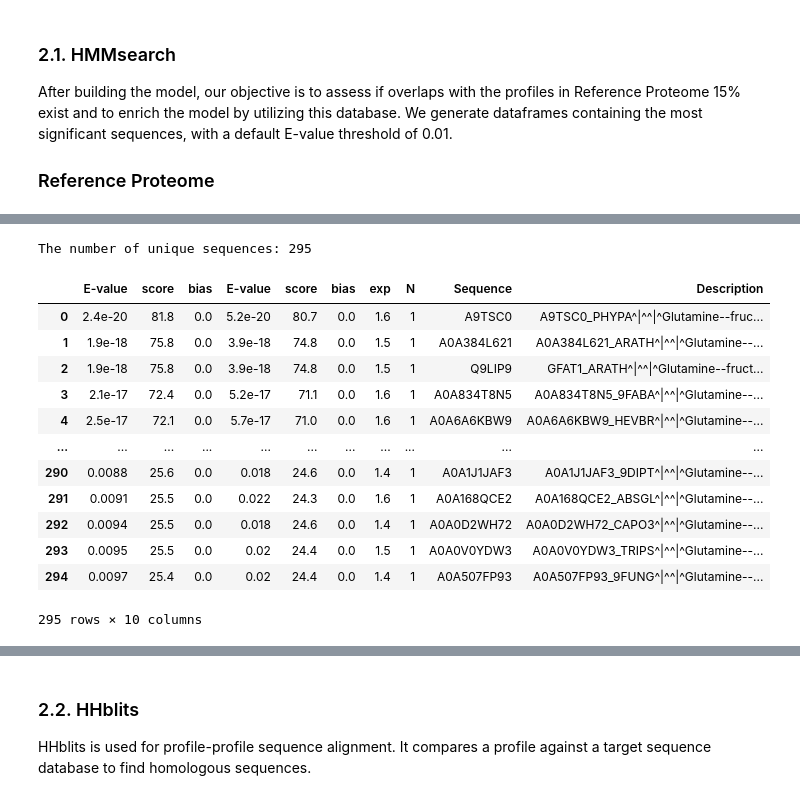
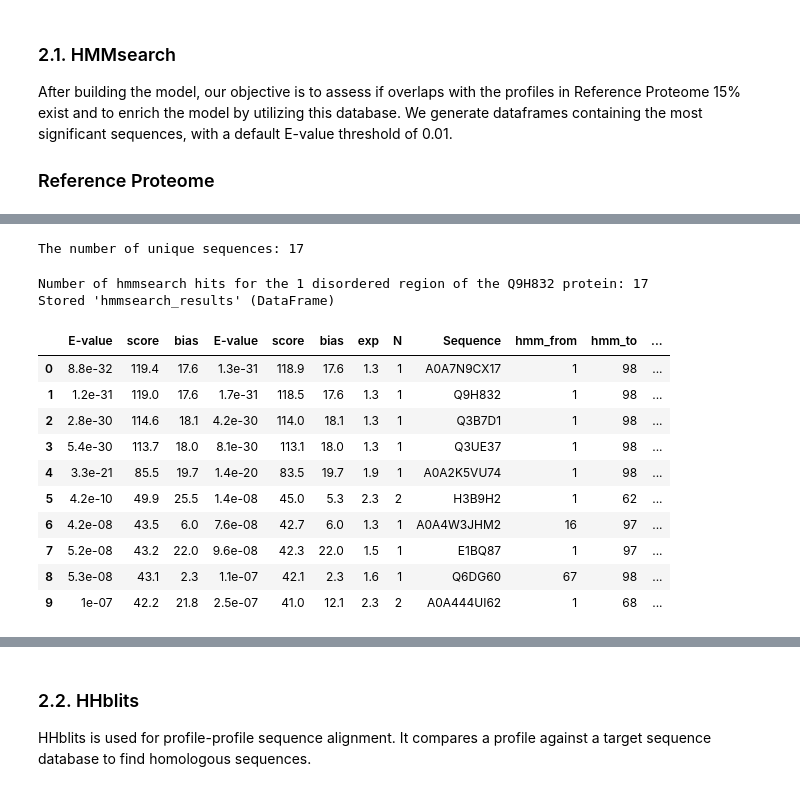
Before and after one commit to AlyaHarvelle/HMMER, a Jupyter notebook: Data_preparation.ipynb, the cells around one changed output, grey strips where cells are left out. Saved outputs shown, nothing was run; the diff lists cells and outputs as text; code cells hidden in the pictures.

```diff
--- a/Data_preparation.ipynb
+++ b/Data_preparation.ipynb
@@ -135,0 +140,18 @@ This code iterates through each row of the dataframe for a previously selected q
+# %%
+# Extract the data for the disordered regions
+disprot_ids = disordered["query_id"].unique()
+
+data = []
+
+# Loop through disprot_ids
+for i in disprot_ids:
+    query_sequence = disordered[disordered['query_id'] == i]['query_seq'].unique()[0]
+    query_sequence = re.sub(r'[-]', '', query_sequence)
+    query_len = len(query_sequence)
+
+    # Append the data to the list
+    data.append([i, query_sequence, query_len])
+# %%
+# Create a dataframe of disprot sequences
+disprot_sequences = pd.DataFrame(data, columns=['disprot_id', 'query_sequence', 'query_len'])
+disprot_sequences[:10]
@@ -359,22 +564,35 @@ hmmsearch_rp_15_Q86FP8_1.txt                  100%  674KB  31.1MB/s   00:00
 # %%
-# Make a dataframe with the statistics
+# 1. Make a dataframe with the statistics
 stats_rp_15 = process_hmmsearch_file(f"{directory}/results/hmms/hmmsearch/hmmsearch_rp_15_{id_dis}_{i}.txt")
-# stats_rp_15 = stats_rp_15[stats_rp_15['Sequence'] == id_dis]
-stats_rp_15.to_csv(f"{directory}/results/hmms/hmmsearch/stats/stats_rp_15_{id_dis}_{i}.csv")
-stats_rp_15
+stats_rp_15.to_csv(f"{directory}/results/hmms/hmmsearch/stats/stats_rp_15_{id_dis}_{i}.csv", index=False)
+# stats_rp_15[:10]
 # %% [output]
-The number of unique sequences: 295
+The number of unique sequences: 17
-|  | E-value | score | bias | E-value | score | bias | exp | N | Sequence | Description |
-| 0 | 2.4e-20 | 81.8 | 0.0 | 5.2e-20 | 80.7 | 0.0 | 1.6 | 1 | A9TSC0 | A9TSC0_PHYPA^|^^|^Glutamine--fruc... |
-| 1 | 1.9e-18 | 75.8 | 0.0 | 3.9e-18 | 74.8 | 0.0 | 1.5 | 1 | A0A384L621 | A0A384L621_ARATH^|^^|^Glutamine--... |
-| 2 | 1.9e-18 | 75.8 | 0.0 | 3.9e-18 | 74.8 | 0.0 | 1.5 | 1 | Q9LIP9 | GFAT1_ARATH^|^^|^Glutamine--fruct... |
-| 3 | 2.1e-17 | 72.4 | 0.0 | 5.2e-17 | 71.1 | 0.0 | 1.6 | 1 | A0A834T8N5 | A0A834T8N5_9FABA^|^^|^Glutamine--... |
-| 4 | 2.5e-17 | 72.1 | 0.0 | 5.7e-17 | 71.0 | 0.0 | 1.6 | 1 | A0A6A6KBW9 | A0A6A6KBW9_HEVBR^|^^|^Glutamine--... |
-| ... | ... | ... | ... | ... | ... | ... | ... | ... | ... | ... |
-| 290 | 0.0088 | 25.6 | 0.0 | 0.018 | 24.6 | 0.0 | 1.4 | 1 | A0A1J1JAF3 | A0A1J1JAF3_9DIPT^|^^|^Glutamine--... |
-| 291 | 0.0091 | 25.5 | 0.0 | 0.022 | 24.3 | 0.0 | 1.6 | 1 | A0A168QCE2 | A0A168QCE2_ABSGL^|^^|^Glutamine--... |
-| 292 | 0.0094 | 25.5 | 0.0 | 0.018 | 24.6 | 0.0 | 1.4 | 1 | A0A0D2WH72 | A0A0D2WH72_CAPO3^|^^|^Glutamine--... |
-| 293 | 0.0095 | 25.5 | 0.0 | 0.02 | 24.4 | 0.0 | 1.5 | 1 | A0A0V0YDW3 | A0A0V0YDW3_TRIPS^|^^|^Glutamine--... |
-| 294 | 0.0097 | 25.4 | 0.0 | 0.02 | 24.4 | 0.0 | 1.4 | 1 | A0A507FP93 | A0A507FP93_9FUNG^|^^|^Glutamine--... |
-295 rows × 10 columns
+# %%
+# 2. Create a dataframe with the extracted regions from HMM - from the rest of the file
+hmm_result_file = f"{directory}/results/hmms/hmmsearch/hmmsearch_rp_15_{id_dis}_{i}.txt"
+hmmsearch_regions = extract_table_from_output(hmm_result_file)
+hmmsearch_regions.to_csv(f"{directory}/results/hmms/hmmsearch/stats/stats_rp_15_regions_{id_dis}_{i}.csv")
+# hmmsearch_regions[:10]
+# %%
+# 3. Combine the results into 1 dataframe
+hmmsearch_results = pd.merge(stats_rp_15, hmmsearch_regions, left_on="Sequence", right_on="id", how="inner")
+hmmsearch_results = hmmsearch_results.drop(columns=["Description", "id"])
+print(f"Number of hmmsearch hits for the {i} disordered region of the {id_dis} protein:", len(hmmsearch_results))
+%store hmmsearch_results
+hmmsearch_results[:10]
+# %% [output]
+Number of hmmsearch hits for the 1 disordered region of the Q9H832 protein: 17
+Stored 'hmmsearch_results' (DataFrame)
+|  | E-value | score | bias | E-value | score | bias | exp | N | Sequence | hmm_from | hmm_to | ... |
+| 0 | 8.8e-32 | 119.4 | 17.6 | 1.3e-31 | 118.9 | 17.6 | 1.3 | 1 | A0A7N9CX17 | 1 | 98 | ... |
+| 1 | 1.2e-31 | 119.0 | 17.6 | 1.7e-31 | 118.5 | 17.6 | 1.3 | 1 | Q9H832 | 1 | 98 | ... |
+| 2 | 2.8e-30 | 114.6 | 18.1 | 4.2e-30 | 114.0 | 18.1 | 1.3 | 1 | Q3B7D1 | 1 | 98 | ... |
+| 3 | 5.4e-30 | 113.7 | 18.0 | 8.1e-30 | 113.1 | 18.0 | 1.3 | 1 | Q3UE37 | 1 | 98 | ... |
+| 4 | 3.3e-21 | 85.5 | 19.7 | 1.4e-20 | 83.5 | 19.7 | 1.9 | 1 | A0A2K5VU74 | 1 | 98 | ... |
+| 5 | 4.2e-10 | 49.9 | 25.5 | 1.4e-08 | 45.0 | 5.3 | 2.3 | 2 | H3B9H2 | 1 | 62 | ... |
+| 6 | 4.2e-08 | 43.5 | 6.0 | 7.6e-08 | 42.7 | 6.0 | 1.3 | 1 | A0A4W3JHM2 | 16 | 97 | ... |
+| 7 | 5.2e-08 | 43.2 | 22.0 | 9.6e-08 | 42.3 | 22.0 | 1.5 | 1 | E1BQ87 | 1 | 97 | ... |
+| 8 | 5.3e-08 | 43.1 | 2.3 | 1.1e-07 | 42.1 | 2.3 | 1.6 | 1 | Q6DG60 | 67 | 98 | ... |
+| 9 | 1e-07 | 42.2 | 21.8 | 2.5e-07 | 41.0 | 12.1 | 2.3 | 2 | A0A444UI62 | 1 | 68 | ... |
 # %%
```
Also changed, not shown: parts of 56 cells of this notebook, 2 other files.
